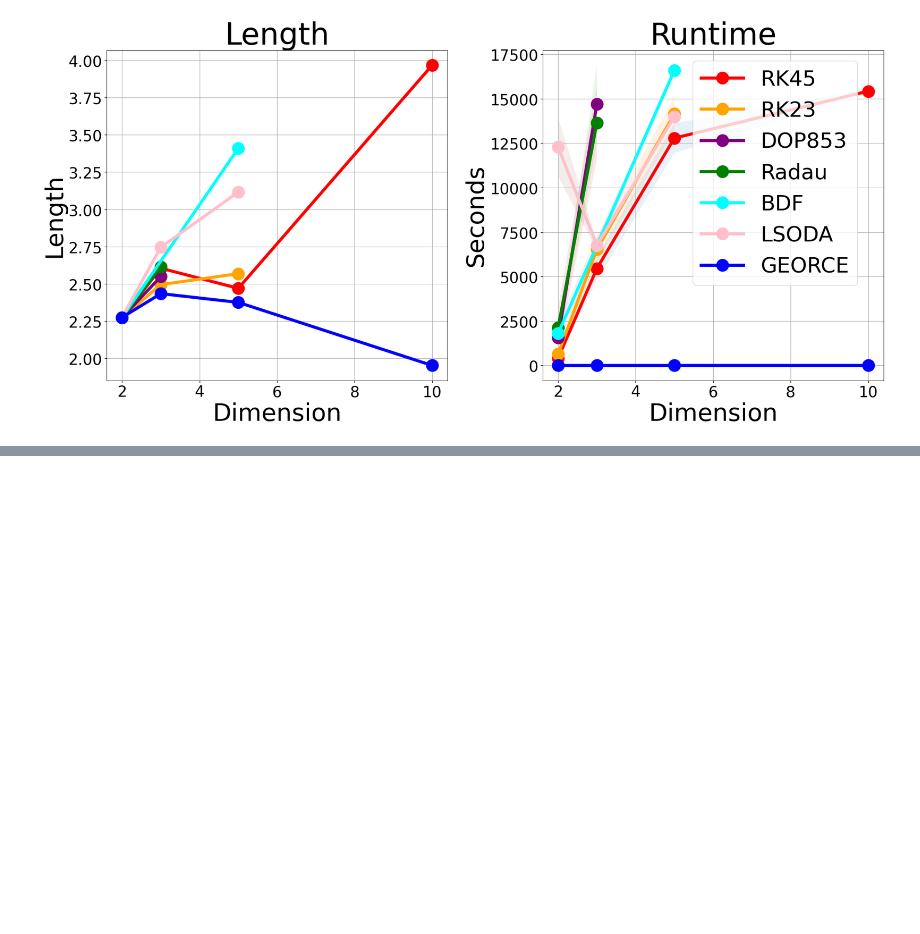
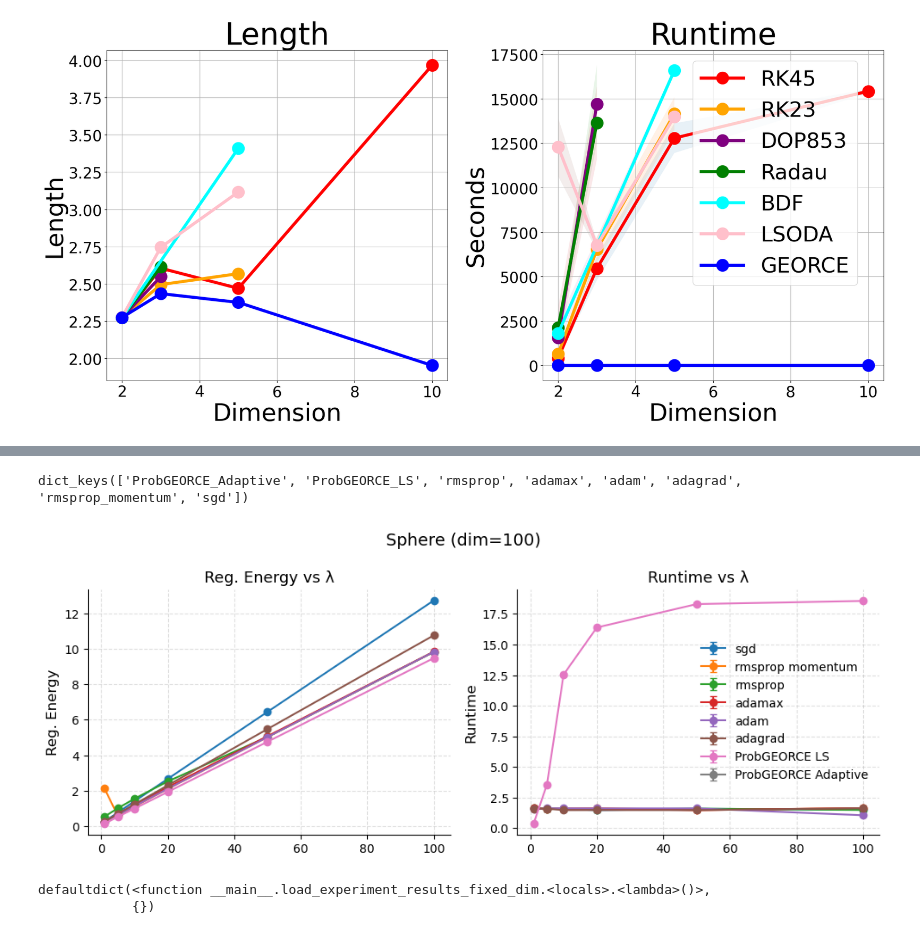
Before and after one commit to FrederikMR/likely_geometry, a Jupyter notebook: runtime.ipynb, the cells around one changed output, grey strips where cells are left out. Cells and saved outputs as stored; diff of their text form; code cells hidden in the pictures; blank space fills up the shorter version.

```diff
--- a/runtime.ipynb
+++ b/runtime.ipynb
@@ -680,0 +1074,4 @@ defaultdict(<function __main__.load_experiment_results.<locals>.<lambda>()>,
+# %%
+results['Sphere'][100].keys()
+# %% [output]
+dict_keys(['ProbGEORCE_Adaptive', 'ProbGEORCE_LS', 'rmsprop', 'adamax', 'adam', 'adagrad', 'rmsprop_momentum', 'sgd'])
@@ -680,0 +1143,30 @@ defaultdict(<function __main__.load_experiment_results.<locals>.<lambda>()>,
+# %%
+manifolds = ["Sphere"]
+methods = ["sgd", "rmsprop_momentum", "rmsprop", "adamax", "adam", "adagrad"]
+methods = methods + ["ProbGEORCE_LS", "ProbGEORCE_Adaptive"]
+
+results_lam = load_experiment_results_fixed_dim(
+        runtime_path,
+        100,
+        100,
+        manifolds,
+    methods,
+)
+
+manifold = "Sphere"
+methods = ["sgd", "rmsprop_momentum", "rmsprop", "adamax", "adam", "adagrad"]
+methods = methods + ["ProbGEORCE_LS", "ProbGEORCE_Adaptive"]
+dim = 100
+
+plot_vs_lambda(results_lam,
+    manifold,
+    dim,
+    methods,
+              )
+# %% [output]
+[figure, added]
+# %%
+results_lam
+# %% [output]
+defaultdict(<function __main__.load_experiment_results_fixed_dim.<locals>.<lambda>()>,
+            {})
```
Also changed, not shown: parts of 9 cells of this notebook, 1 other file.
